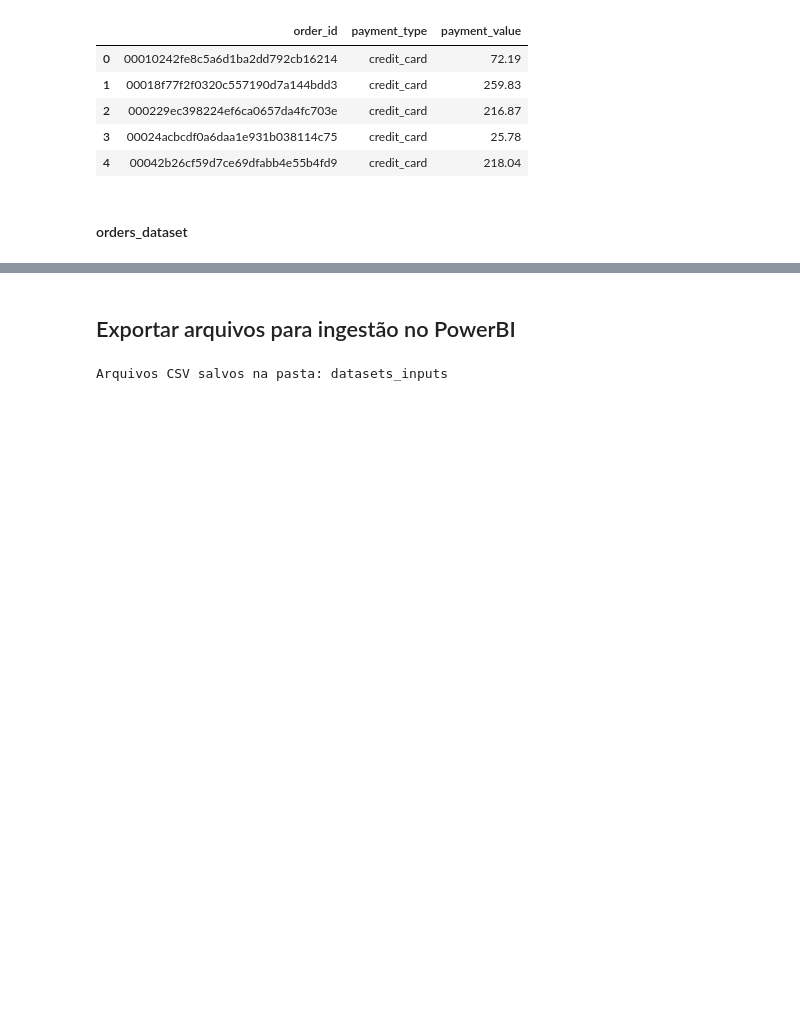
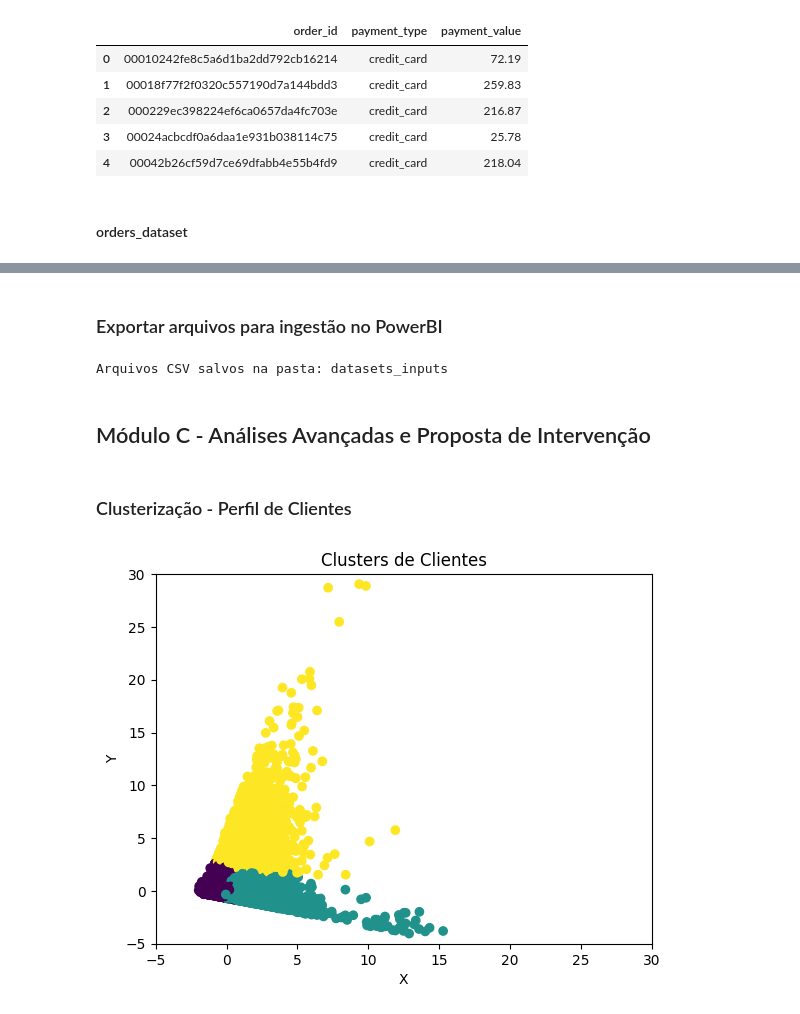
Before and after one commit to felipepitta/PUC_Brazilian_Ecommerce, a Jupyter notebook: Code_Brazilian_Ecommerce.ipynb, the cells around one changed output, grey strips where cells are left out. Saved outputs shown, nothing was run; the diff lists cells and outputs as text; code cells hidden in the pictures; blank space fills up the shorter version.

Commit message:
Inclusão Módulo C

```diff
--- a/Code_Brazilian_Ecommerce.ipynb
+++ b/Code_Brazilian_Ecommerce.ipynb
@@ -325,7 +346,7 @@ orders_trat.head()
 | 3 | 949d5b44dbf5de918fe9c16f97b45f8a | f88197465ea7920adcdbec7375364d82 | delivered | 2017-11-18 19:28:06 | 2017-11-18 19:45:59 | 2017-11-22 13:39:59 | ... |
 | 4 | ad21c59c0840e6cb83a9ceb5573f8159 | 8ab97904e6daea8866dbdbc4fb7aad2c | delivered | 2018-02-13 21:18:39 | 2018-02-13 22:20:29 | 2018-02-14 19:46:34 | ... |
 # %% [markdown]
-## Exportar arquivos para ingestão no PowerBI
+### Exportar arquivos para ingestão no PowerBI
 # %%
 # Criar uma pasta para salvar os arquivos CSV
 pasta_destino = 'datasets_inputs'
@@ -341,3 +362,43 @@ orders_trat.to_csv(os.path.join(pasta_destino, 'orders.csv'), index=False)
 print("Arquivos CSV salvos na pasta:", pasta_destino)
 # %% [output]
 Arquivos CSV salvos na pasta: datasets_inputs
+# %% [markdown]
+## Módulo C - Análises Avançadas e Proposta de Intervenção
+# %% [markdown]
+### Clusterização - Perfil de Clientes
+# %%
+# Fundir os dataframes usando a coluna "customer_id" como chave
+df_merged = pd.merge(orders_trat, customers_trat, on='customer_id', how='left')
+
+# Selecionar as colunas relevantes para a clusterização
+features = ['average_delivery_time', 'payment_value', 'ID_UF']
+
+# Preencher valores ausentes com a média
+imputer = SimpleImputer(strategy='mean')
+df_merged[features] = imputer.fit_transform(df_merged[features])
+
+# Pré-processamento dos dados
+scaler = StandardScaler()
+X = scaler.fit_transform(df_merged[features])
+
+# Executar o algoritmo de clusterização
+kmeans = KMeans(n_clusters=3, random_state=100)
+kmeans.fit(X)
+
+# Redução de dimensionalidade usando PCA
+pca = PCA(n_components=2)
+X_pca = pca.fit_transform(X)
+
+# Adicionar os rótulos das clusters ao dataframe
+df_merged['cluster_label'] = kmeans.labels_
+
+# Plotar os clusters
+plt.xlim(-5, 30)  # Intervalo personalizado para o eixo X
+plt.ylim(-5, 30)  # Intervalo personalizado para o eixo Y
+plt.scatter(X_pca[:, 0], X_pca[:, 1], c=df_merged['cluster_label'])
+plt.xlabel('X')
+plt.ylabel('Y')
+plt.title('Clusters de Clientes')
+plt.show()
+# %% [output]
+[figure, added]
```
Also changed, not shown: parts of 21 cells of this notebook.
